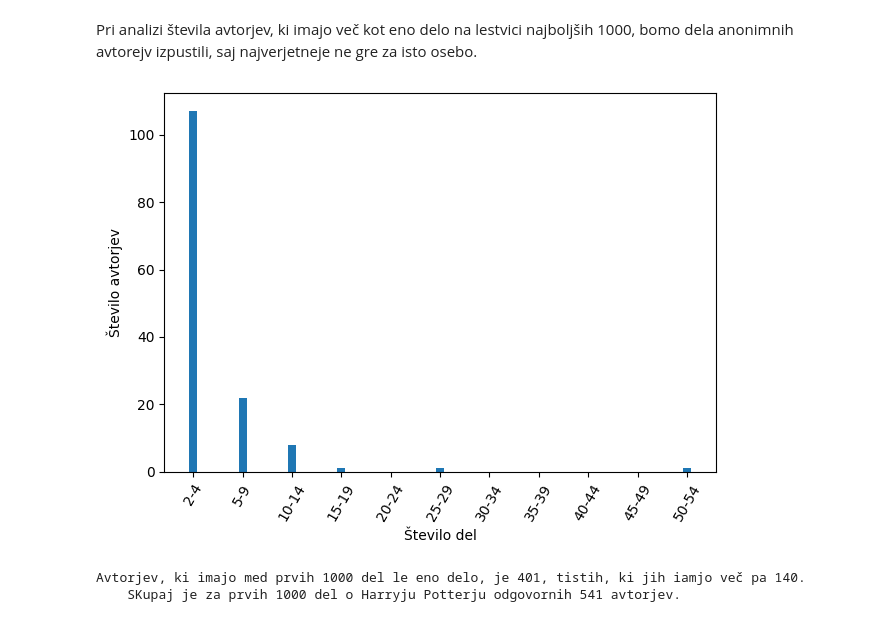
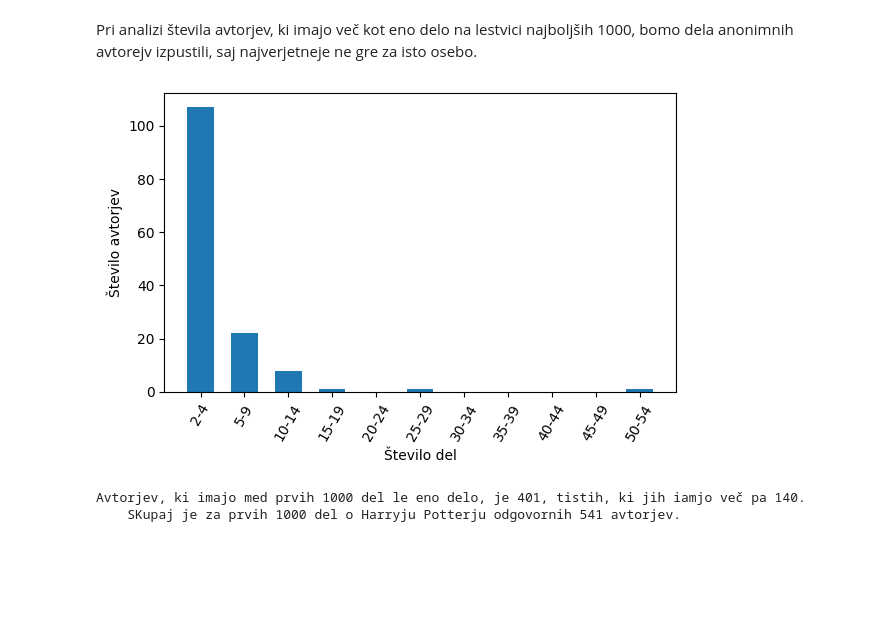
Before and after one commit to nivesgosnjak/uvp_projektna, a Jupyter notebook: analiza_podatkov.ipynb, the cells around one changed output. Saved outputs shown, nothing was run; the diff lists cells and outputs as text; code cells hidden in the pictures; blank space fills up the shorter version.

```diff
--- a/analiza_podatkov.ipynb
+++ b/analiza_podatkov.ipynb
@@ -363,16 +347,17 @@ avtorji=avtorji[avtorji.index!='ni podatka'].copy()
 avtorji['na 5']=avtorji['št. del']- avtorji['št. del']%5
 d5=avtorji.value_counts('na 5').to_frame()
 # %%
-plt.bar(d5.index,d5['count'])
+plt.figure(figsize=(6,4))
+plt.bar(d5.index,d5['count'], width=3)
 plt.xlabel('Število del')
 plt.ylabel('Število avtorjev')
 imena=['2-4','5-9','10-14','15-19','20-24','25-29','30-34','35-39','40-44','45-49','50-54']
 pozicije=[i for i in range(0,51) if i%5==0]
 plt.xticks(pozicije, imena, rotation=60)
 plt.tight_layout()
 plt.show()
 # %% [output]
-[figure, old version]
+[figure, new version]
 # %%
 po_1= 1000 - avtorji['št. del'].sum()
 več=len(avtorji)
```
Also changed, not shown: parts of 23 cells of this notebook.
